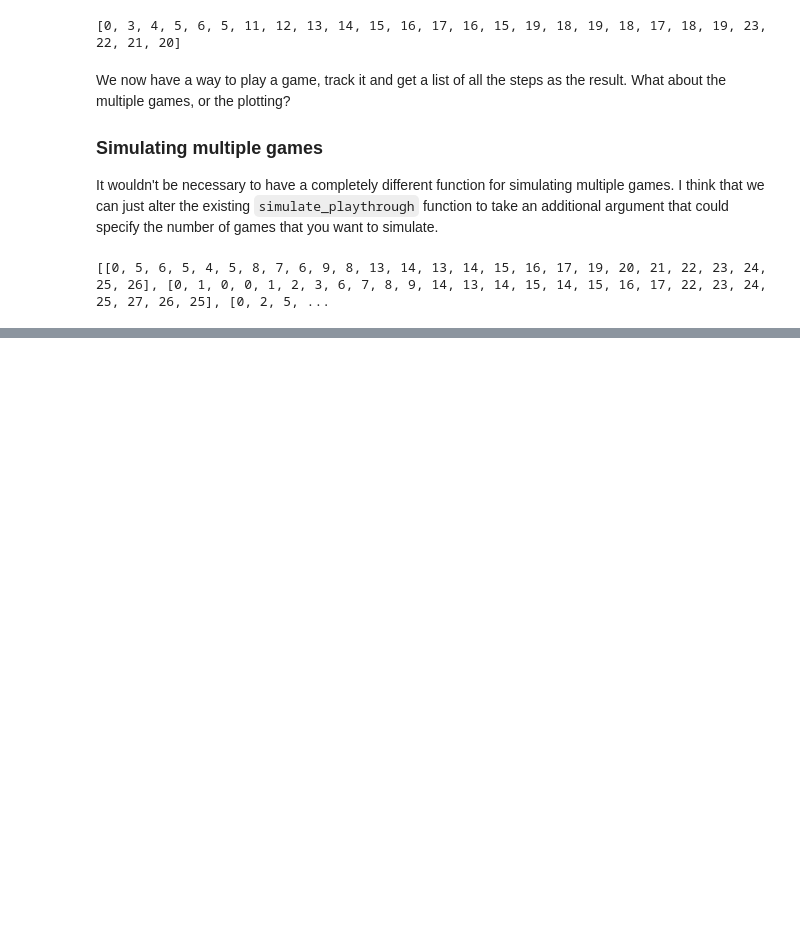
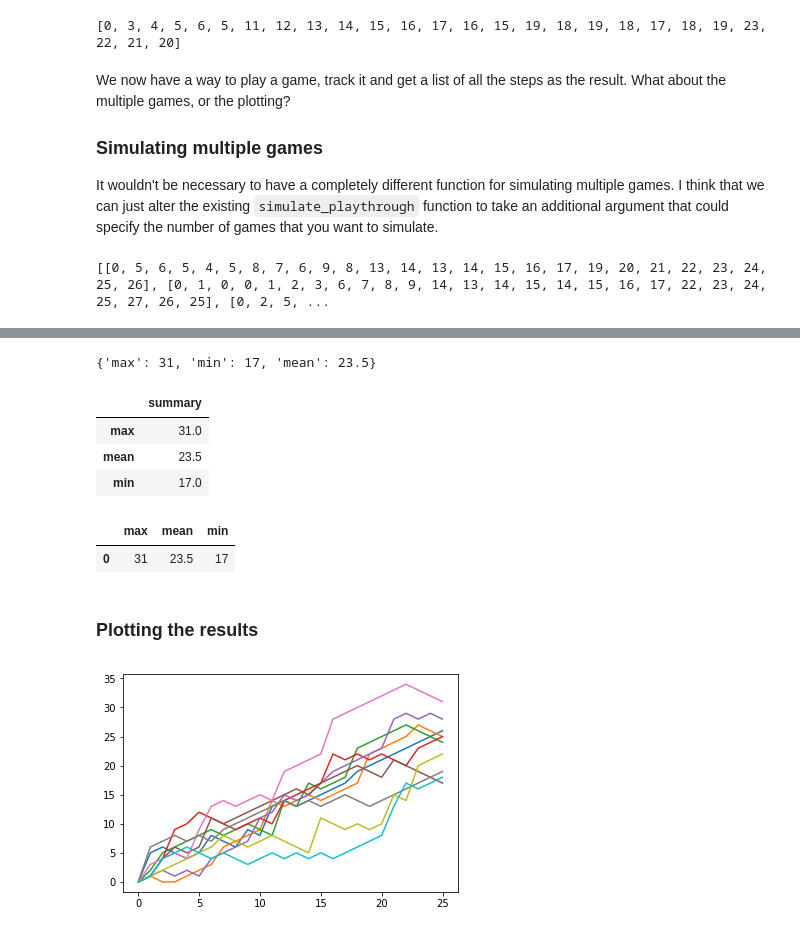
Before and after one commit to willcanniford/python-notes, a Jupyter notebook: simulation_exercise/simulation_part_2.ipynb, the cells around one changed output, grey strips where cells are left out. Saved outputs shown, nothing was run; the diff lists cells and outputs as text; code cells hidden in the pictures; blank space fills up the shorter version.

Commit message:
Added functions for analysing games and plotting the games

```diff
--- a/simulation_exercise/simulation_part_2.ipynb
+++ b/simulation_exercise/simulation_part_2.ipynb
@@ -83,6 +83,7 @@ def simulate_playthrough(n_rolls = 25, n_games = 1):
         games.append(steps)
     return games
 
-print(simulate_playthrough(n_games = 10))
+ten_games = simulate_playthrough(n_games = 10)
+print(ten_games)
 # %% [output]
 [[0, 5, 6, 5, 4, 5, 8, 7, 6, 9, 8, 13, 14, 13, 14, 15, 16, 17, 19, 20, 21, 22, 23, 24, 25, 26], [0, 1, 0, 0, 1, 2, 3, 6, 7, 8, 9, 14, 13, 14, 15, 14, 15, 16, 17, 22, 23, 24, 25, 27, 26, 25], [0, 2, 5, ...
@@ -88,0 +136,34 @@ print(simulate_playthrough(n_games = 10))
+# %%
+def results_summary(results):
+    """ Produce some statistics about the simulated games """
+    final_scores = [list[-1] for list in results]
+    highest_score = max(final_scores)
+    lowest_score = min(final_scores)
+    average_score = float("{0:.2f}".format(np.mean(final_scores)))
+    # I would normally return as tuple, but favoured dictionary here for keys
+    return {'max' : highest_score, 'min' : lowest_score, 'mean' : average_score}
+
+print(results_summary(ten_games))
+# %% [output]
+{'max': 31, 'min': 17, 'mean': 23.5}
+# %%
+# Showing the results in a data frame
+pd.DataFrame({'summary' : pd.Series(results_summary(ten_games))})
+# %% [output]
+|  | summary |
+| max | 31.0 |
+| mean | 23.5 |
+| min | 17.0 |
+# %%
+# We can display the summary results in a data frame like this as well
+df_summary = pd.DataFrame([results_summary(ten_games)]); df_summary
+# %% [output]
+|  | max | mean | min |
+| 0 | 31 | 23.5 | 17 |
+# %% [markdown]
+### Plotting the results
+# %%
+plt.plot(np.array(ten_games).transpose())
+plt.show()
+# %% [output]
+[figure, added]
```
Also changed, not shown: parts of 10 cells of this notebook.
